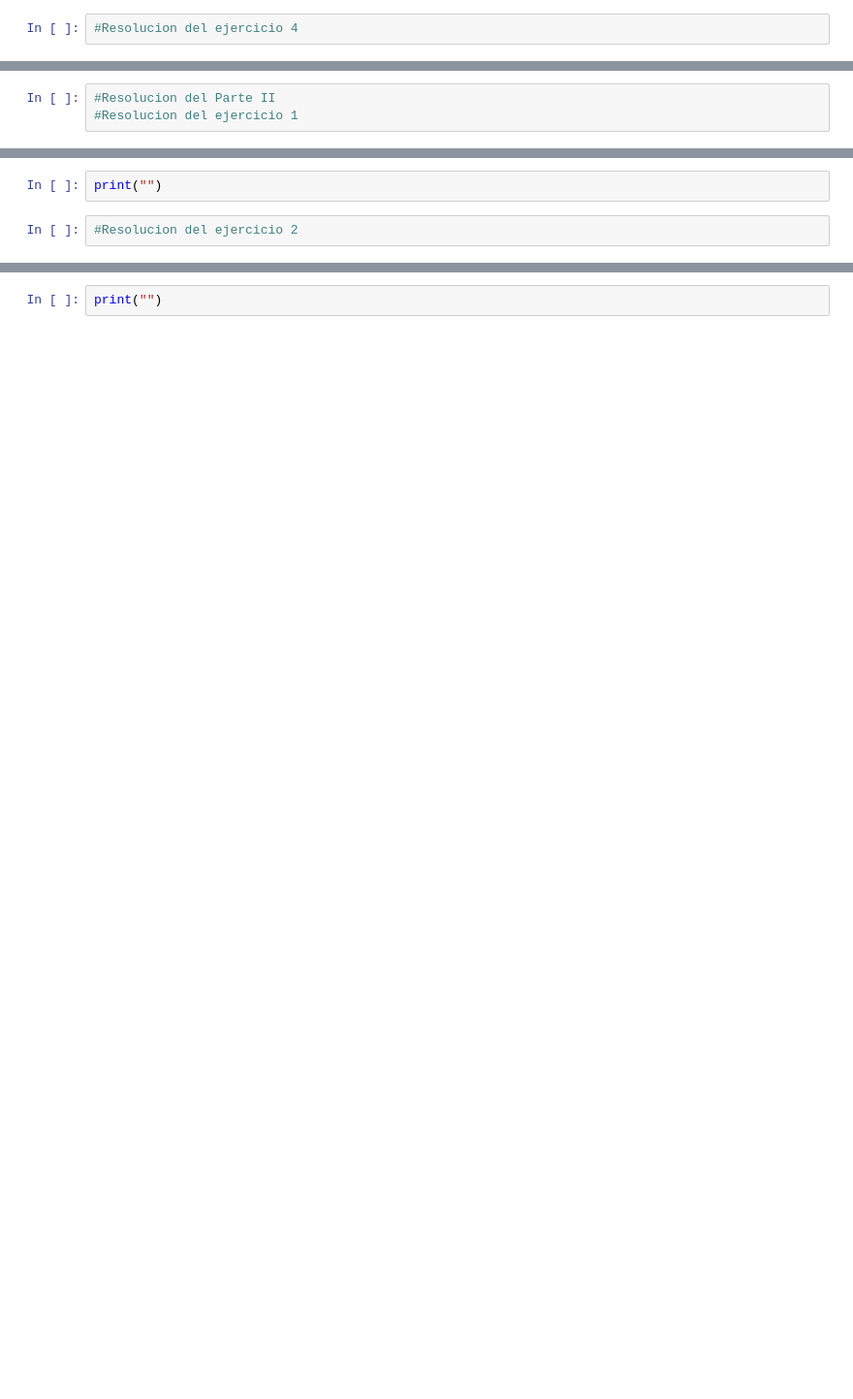
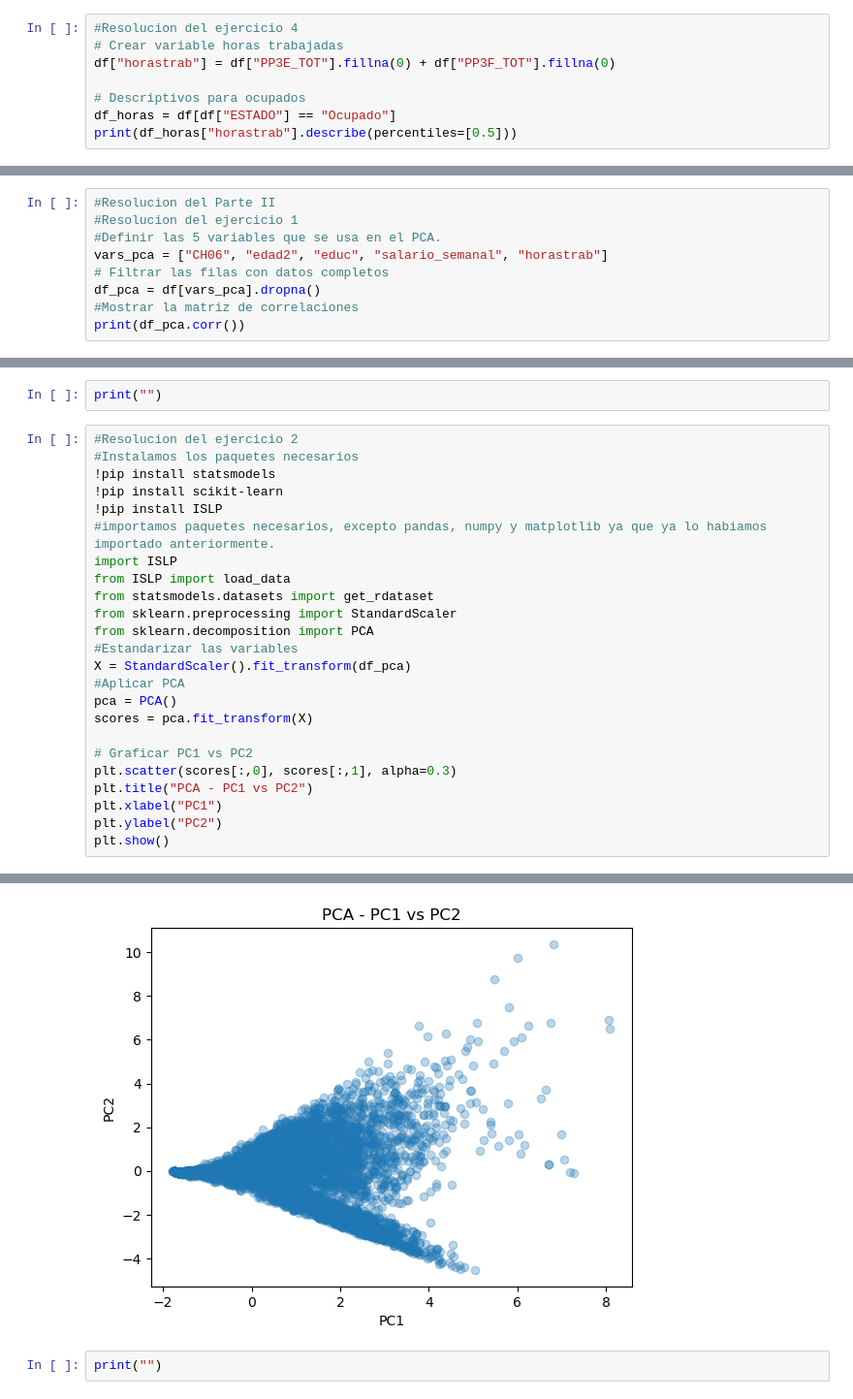
Before and after one commit to LucaDadderio0/-BigDataUBA-Grup10, a Jupyter notebook: TP3/Big_Data_TP3_Grupo10.ipynb, the cells around one changed output, grey strips where cells are left out. Shown at 97% size. Cells and saved outputs as stored; diff of their text form; blank space fills up the shorter version.

```diff
--- a/TP3/Big_Data_TP3_Grupo10.ipynb
+++ b/TP3/Big_Data_TP3_Grupo10.ipynb
@@ -203,3 +239,9 @@ print("")
 print("")
 # %%
 #Resolucion del ejercicio 4
+# Crear variable horas trabajadas
+df["horastrab"] = df["PP3E_TOT"].fillna(0) + df["PP3F_TOT"].fillna(0)
+
+# Descriptivos para ocupados
+df_horas = df[df["ESTADO"] == "Ocupado"]
+print(df_horas["horastrab"].describe(percentiles=[0.5]))
@@ -212,3 +282,9 @@ print("")
 # %%
 #Resolucion del Parte II
 #Resolucion del ejercicio 1
+#Definir las 5 variables que se usa en el PCA.
+vars_pca = ["CH06", "edad2", "educ", "salario_semanal", "horastrab"]
+# Filtrar las filas con datos completos
+df_pca = df[vars_pca].dropna()
+#Mostrar la matriz de correlaciones
+print(df_pca.corr())
@@ -216,3 +299,26 @@ print("")
 print("")
 # %%
 #Resolucion del ejercicio 2
+#Instalamos los paquetes necesarios
+!pip install statsmodels
+!pip install scikit-learn
+!pip install ISLP
+#importamos paquetes necesarios, excepto pandas, numpy y matplotlib ya que ya lo habiamos importado anteriormente.
+import ISLP
+from ISLP import load_data
+from statsmodels.datasets import get_rdataset
+from sklearn.preprocessing import StandardScaler
+from sklearn.decomposition import PCA
+#Estandarizar las variables
+X = StandardScaler().fit_transform(df_pca)
+#Aplicar PCA
+pca = PCA()
+scores = pca.fit_transform(X)
+
+# Graficar PC1 vs PC2
+plt.scatter(scores[:,0], scores[:,1], alpha=0.3)
+plt.title("PCA - PC1 vs PC2")
+plt.xlabel("PC1")
+plt.ylabel("PC2")
+plt.show()
+# %% [output]
@@ -219,3 +344,4 @@ print("")
+[figure, added]
 # %%
 print("")
 # %%
```
Also changed, not shown: parts of 15 cells of this notebook.
